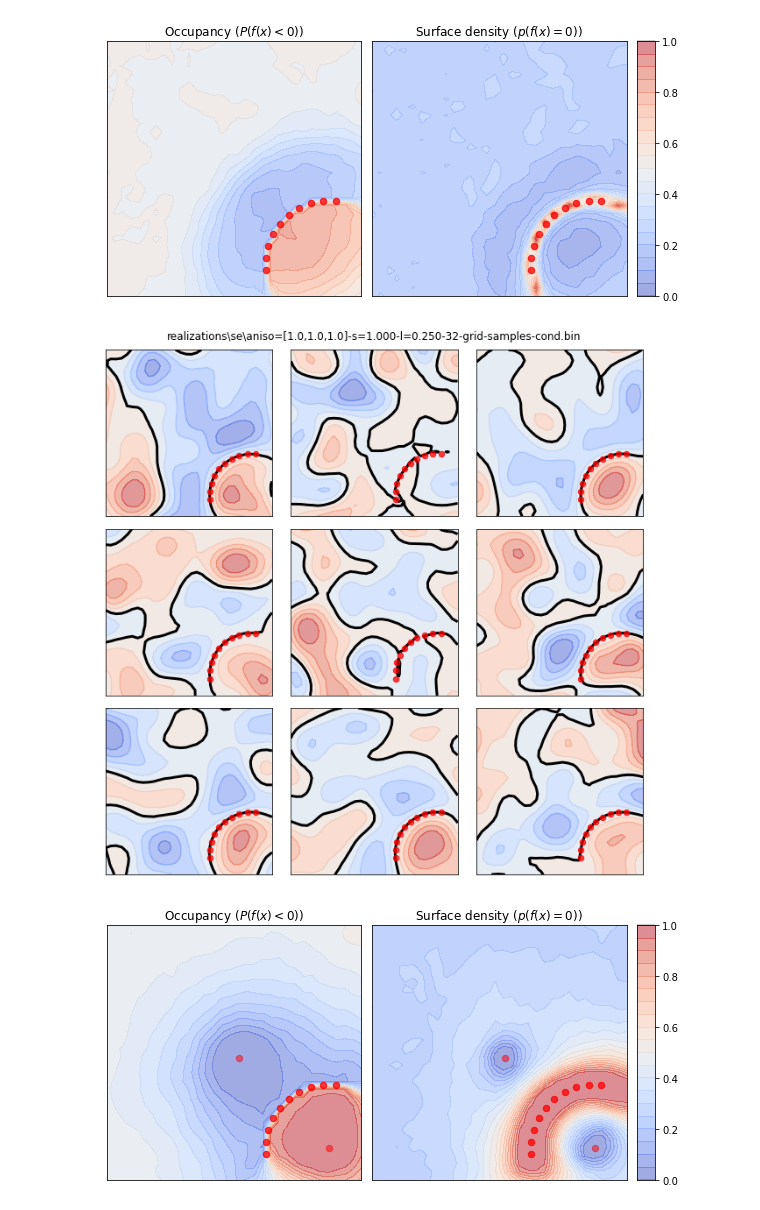
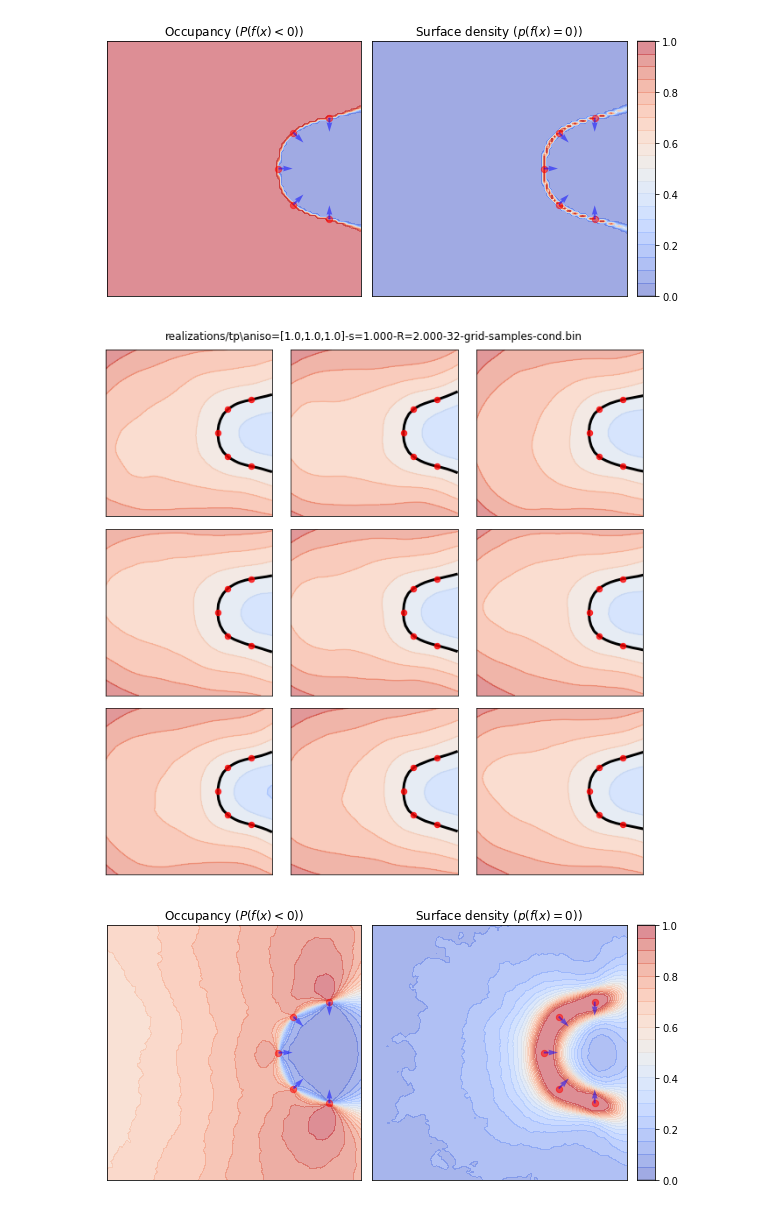
Before and after one commit to daseyb/tungsten, a Jupyter notebook: data/conditioning-vis.ipynb, the cells around one changed output. Drawn from its saved outputs; the diff is of its cells as text; code cells hidden in the pictures.

```diff
--- a/data/conditioning-vis.ipynb
+++ b/data/conditioning-vis.ipynb
@@ -6,10 +6,11 @@ import numpy as np
 import matplotlib.pyplot as plt
 from mpl_toolkits.axes_grid1 import make_axes_locatable
 from mpl_toolkits.axes_grid1 import ImageGrid
+import scipy.interpolate as interp
 
 res = 32
 
-for file in glob.glob("realizations/*/*32*samples-cond.bin"):
+for file in glob.glob("realizations/tp/*32*samples-cond.bin"):
 
     realizations = np.reshape(np.fromfile(file, dtype=np.float32), (-1, res, res))
     realizations = realizations.transpose(0, 2, 1)
@@ -18,7 +19,7 @@ for file in glob.glob("realizations/*/*32*samples-cond.bin"):
     if os.path.exists(cond_ps_file):
         cond_ps = np.reshape(np.fromfile(cond_ps_file, dtype=np.float32), (-1, 3))
         cond_ns = np.reshape(np.fromfile(file.replace("grid-samples", "cond-ns"), dtype=np.float32), (-1, 3))
-        cond_ds = np.reshape(np.fromfile(file.replace("grid-samples", "cond-ds"), dtype=np.int32), (-1, 1))
+        cond_ds = np.reshape(np.fromfile(file.replace("grid-samples", "cond-ds"), dtype=np.uint8), (-1, 1))
         cond_vs = np.reshape(np.fromfile(file.replace("grid-samples", "cond-vs"), dtype=np.float32), (-1, 1))
     else:
         cond_ps = None
@@ -40,14 +41,21 @@ for file in glob.glob("realizations/*/*32*samples-cond.bin"):
                  cbar_pad=0.15,
                  )
 
-    occupancy = np.mean(realizations < 0, axis=0)
-    cs = grid[0].contourf(xx, yy, occupancy, vmin=0, vmax=1, alpha=0.5, levels = np.linspace(0, 1, 21), cmap="coolwarm")
+    grid_interp = interp.RegularGridInterpolator((xs, ys), realizations.transpose(2, 1, 0))
+    hd_xs = np.linspace(-1, 1, 100)
+    hd_ys = np.linspace(-1, 1, 100)
+    hd_xx, hd_yy = np.meshgrid(hd_xs,hd_ys)
+
+    interp_reals = np.atleast_2d(grid_interp((hd_xx, hd_yy)))
+
+    occupancy = np.mean(interp_reals < 0, axis=2)
+    cs = grid[0].contourf(hd_xx, hd_yy, occupancy, vmin=0, vmax=1, alpha=0.5, levels = np.linspace(0, 1, 21), cmap="coolwarm")
     grid[0].set_title("Occupancy ($P(f(x) < 0)$)")
     grid[0].set_xticks([])
     grid[0].set_yticks([])
 
-    surface_density = np.mean(np.abs(realizations) < 0.3, axis=0)
-    cs = grid[1].contourf(xx, yy, surface_density, vmin=0, vmax=1, alpha=0.5, levels = np.linspace(0, 1, 21), cmap="coolwarm")
+    surface_density = np.mean(np.abs(interp_reals) < 0.1, axis=2)
+    cs = grid[1].contourf(hd_xx, hd_yy, surface_density, vmin=0, vmax=1, alpha=0.5, levels = np.linspace(0, 1, 21), cmap="coolwarm")
     #plt.colorbar(cs)
     grid[1].set_title("Surface density ($p(f(x) = 0)$)")
     grid[1].cax.colorbar(cs)
@@ -55,35 +63,48 @@ for file in glob.glob("realizations/*/*32*samples-cond.bin"):
     grid[1].set_xticks([])
     grid[1].set_yticks([])
 
 
     if cond_ps is not None:
-        grid[0].scatter(cond_ps[:,0], cond_ps[:,1], color="red", s=40, zorder=10, alpha=0.5)
-        grid[1].scatter(cond_ps[:,0], cond_ps[:,1], color="red", s=40, zorder=10, alpha=0.5)
+        is_fo = (cond_ds == 0).flatten()
+        grid[0].scatter(cond_ps[is_fo,0], cond_ps[is_fo,1], color="red", s=40, zorder=10, alpha=0.5)
+        grid[1].scatter(cond_ps[is_fo,0], cond_ps[is_fo,1], color="red", s=40, zorder=10, alpha=0.5)
+
+        is_so = ~is_fo
+        if np.any(is_so):
+            grid[0].quiver(
+                cond_ps[is_so,0], cond_ps[is_so,1],
+                cond_ns[is_so, 0] * cond_vs[is_so, 0], cond_ns[is_so, 1] * cond_vs[is_so, 0],
+                color="blue", zorder=10, alpha=0.5)
+            grid[1].quiver(
+                cond_ps[is_so,0], cond_ps[is_so,1],
+                cond_ns[is_so, 0] * cond_vs[is_so, 0], cond_ns[is_so, 1] * cond_vs[is_so, 0],
+                color="blue", zorder=10, alpha=0.5)
+
 
     fig.tight_layout()
 
     realizations = realizations[:9]
     num_cols = 3
     num_rows = realizations.shape[0] // num_cols
     if realizations.shape[0] % num_cols != 0:
         num_rows += 1
 
     fig, axs = plt.subplots(num_rows, num_cols, sharex=True, sharey=True, figsize=(num_cols*3, num_rows*3))
     axs = np.atleast_1d(axs)
     axs = np.ravel(axs)
     fig.suptitle(file)
 
 
     for i in range(realizations.shape[0]):
         utils.plot_realization(realizations[i], axs[i], xx, yy)
         axs[i].set_xticks([])
         axs[i].set_yticks([])
 
         if cond_ps is not None:
             axs[i].scatter(cond_ps[:,0], cond_ps[:,1], color="red", s=40, zorder=10, alpha=0.5)
 
     fig.tight_layout()
 # %% [output]
-[figure, old version]
+[figure, new version]
-[figure, old version]
+[figure, new version]
-[figure, old version]
+[figure, new version]
```
Also changed, not shown: parts of 1 cell of this notebook, 4 other files.
